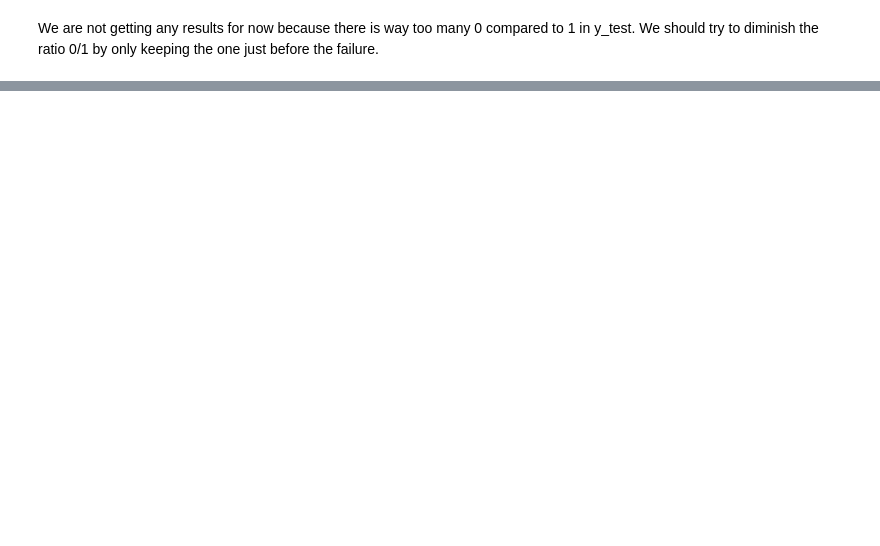
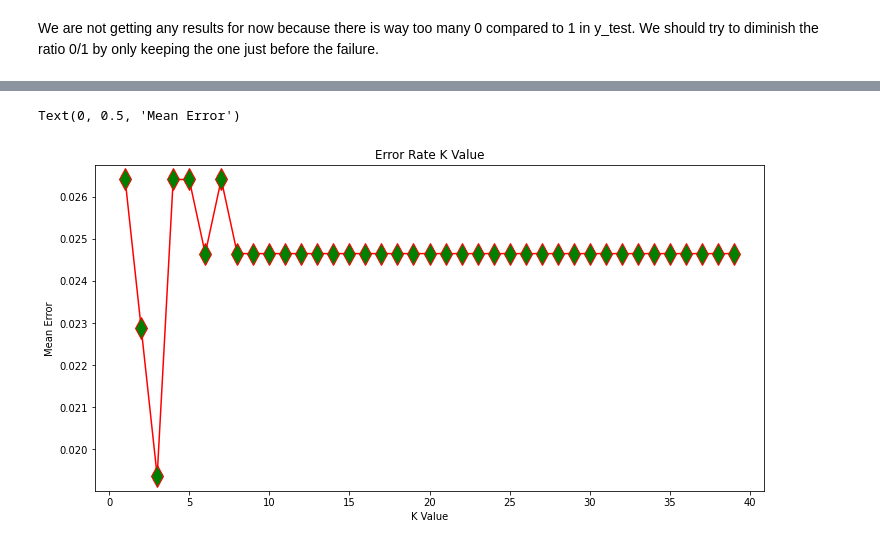
Before and after one commit to benjaminsalon/MALIS_Project, a Jupyter notebook: MALIS_Project.ipynb, the cells around one changed output, grey strips where cells are left out. Cells and saved outputs as stored; diff of their text form; code cells hidden in the pictures; blank space fills up the shorter version.

```diff
--- a/MALIS_Project.ipynb
+++ b/MALIS_Project.ipynb
@@ -211,0 +490,15 @@ We are not getting any results for now because there is way too many 0 compared
+# %%
+X_knn = cumulative_knn_df.loc[:,cumulative_knn_df.columns != "Failure"]
+y_knn = cumulative_knn_df.loc[:,cumulative_knn_df.columns == "Failure"]
+
+X_train, X_test, y_train, y_test = train_test_split(X_knn, y_knn, test_size=0.30)
+# Normalising :
+
+from sklearn.preprocessing import StandardScaler
+scaler = StandardScaler()
+scaler.fit(X_train)
+
+X_train = scaler.transform(X_train)
+X_test = scaler.transform(X_test)
+
+y_train
@@ -211,0 +521,11 @@ We are not getting any results for now because there is way too many 0 compared
+# %%
+from sklearn.neighbors import KNeighborsClassifier
+from sklearn.metrics import classification_report, confusion_matrix
+knn_model = KNeighborsClassifier(n_neighbors=5)
+print("coucou")
+knn_model.fit(X_train, np.ravel(y_train))
+
+y_hat = knn_model.predict(X_test)
+
+print(confusion_matrix(y_test, y_hat))
+print(classification_report(y_test, y_hat))
@@ -211,0 +544,18 @@ We are not getting any results for now because there is way too many 0 compared
+# %%
+avg_errors = []
+
+# Calculating error for K values between 1 and 40
+for i in range(1,40):
+    knn_model_comp = KNeighborsClassifier(n_neighbors=i)
+    knn_model_comp.fit(X_train, np.ravel(y_train))
+    y_hat = knn_model_comp.predict(X_test)
+    avg_errors.append(np.mean(np.ravel(y_hat) != np.ravel(y_test)))
+# %%
+plt.figure(figsize=(12, 6))
+plt.plot(range(1, 40), avg_errors, color='red', marker='d', markersize="15", markerfacecolor='green')
+plt.title('Error Rate K Value')
+plt.xlabel('K Value')
+plt.ylabel('Mean Error')
+# %% [output]
+Text(0, 0.5, 'Mean Error')
+[figure, added]
```
Also changed, not shown: parts of 31 cells of this notebook.
